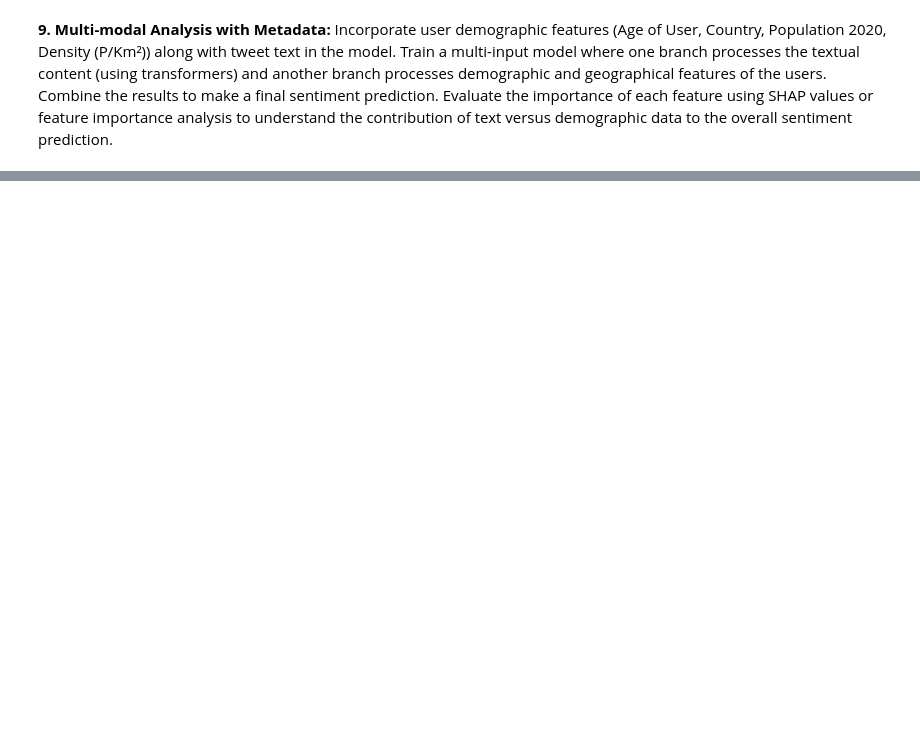
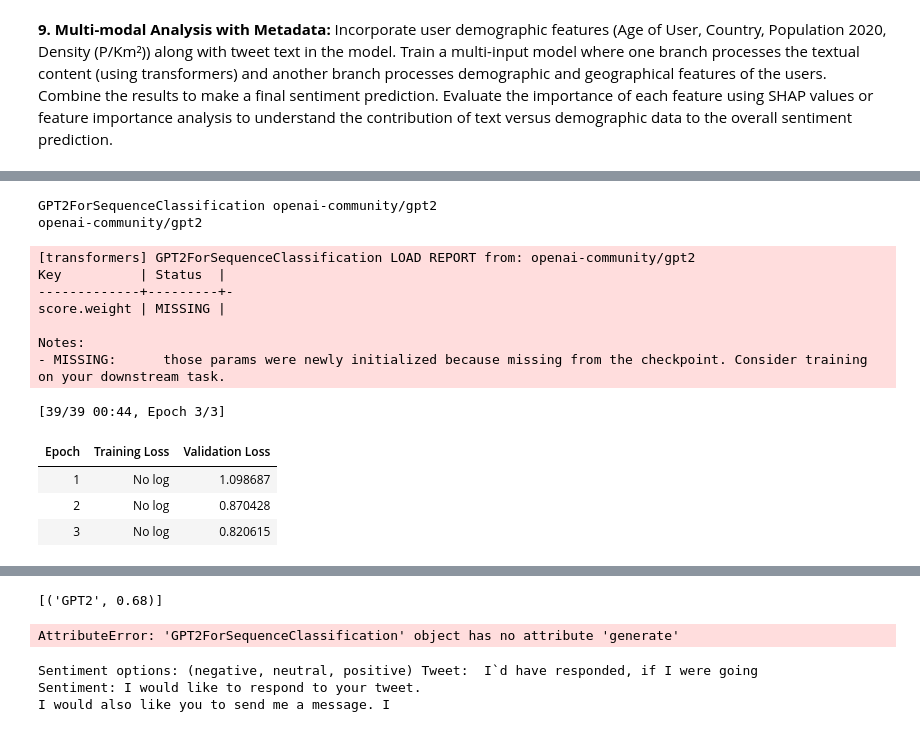
Before and after one commit to urhovr/NLP_Final_Project, a Jupyter notebook: NLP_Final.ipynb, the cells around one changed output, grey strips where cells are left out. Drawn from its saved outputs; the diff is of its cells as text; code cells hidden in the pictures; blank space fills up the shorter version.

```diff
--- a/NLP_Final.ipynb
+++ b/NLP_Final.ipynb
@@ -1272,0 +1349,57 @@ Metadata-only accuracy: 0.284
+# %%
+print(type(model).__name__, model.config._name_or_path)
+print(tokenizer.name_or_path)
+# %% [output]
+GPT2ForSequenceClassification openai-community/gpt2
+openai-community/gpt2
+# %%
+from transformers import GPT2Tokenizer, GPT2ForSequenceClassification
+from sklearn.metrics import accuracy_score
+model = GPT2ForSequenceClassification.from_pretrained('openai-community/gpt2', num_labels=3)
+tokenizer = AutoTokenizer.from_pretrained('openai-community/gpt2')
+tokenizer.pad_token = tokenizer.eos_token
+model.config.pad_token_id = tokenizer.pad_token_id
+training_args = TrainingArguments("test_trainer",
+                                  eval_strategy="epoch",
+                                  per_device_train_batch_size=16,
+                                  per_device_eval_batch_size=32,
+                                  dataloader_num_workers=2,
+                                  fp16=True)
+
+tokenized_datasets = datasets_fulltext.map(
+    tokenize_function,
+    batched=True
+)
+
+full_train_dataset = tokenized_datasets["train"].shuffle(seed=42).select(range(200))
+full_eval_dataset = tokenized_datasets["test"].shuffle(seed=42).select(range(50))
+
+trainer = Trainer(
+    model=model,
+    args=training_args,
+    train_dataset=full_train_dataset,
+    eval_dataset=full_eval_dataset
+)
+trainer.train()
+models_acc = []
+def accuracy(trainer, data):
+    label_values = trainer.predict(data)
+    predictions = np.argmax(label_values.predictions, axis=-1)
+    return accuracy_score(label_values.label_ids, predictions)
+
+models_acc = []
+models_acc.append(("GPT2", accuracy(trainer, full_eval_dataset)))
+print(models_acc)
+# %% [output]
+[transformers] GPT2ForSequenceClassification LOAD REPORT from: openai-community/gpt2
+Key          | Status  |
+-------------+---------+-
+score.weight | MISSING |
+
+Notes:
+- MISSING:      those params were newly initialized because missing from the checkpoint. Consider training on your downstream task.
+[39/39 00:44, Epoch 3/3]
+| Epoch | Training Loss | Validation Loss |
+| 1 | No log | 1.098687 |
+| 2 | No log | 0.870428 |
+| 3 | No log | 0.820615 |
@@ -1272,0 +1407,19 @@ Metadata-only accuracy: 0.284
+[('GPT2', 0.68)]
+AttributeError: 'GPT2ForSequenceClassification' object has no attribute 'generate'
+# %%
+import transformers
+model = transformers.GPT2LMHeadModel.from_pretrained('gpt2')
+tweet = data["text"][0]
+prompt = f"Analyze the sentiment Sentiment options: (negative, neutral, positive) Tweet: {tweet}\nSentiment:"
+response = model.generate(
+    input_ids=tokenizer.encode(prompt, return_tensors="pt"),
+    max_length=50,
+    num_return_sequences=1,
+    no_repeat_ngram_size=2,
+    early_stopping=True
+)
+print(tokenizer.decode(response[0], skip_special_tokens=True))
+# %% [output]
+Sentiment options: (negative, neutral, positive) Tweet:  I`d have responded, if I were going
+Sentiment: I would like to respond to your tweet.
+I would also like you to send me a message. I
```
Also changed, not shown: parts of 21 cells of this notebook.
